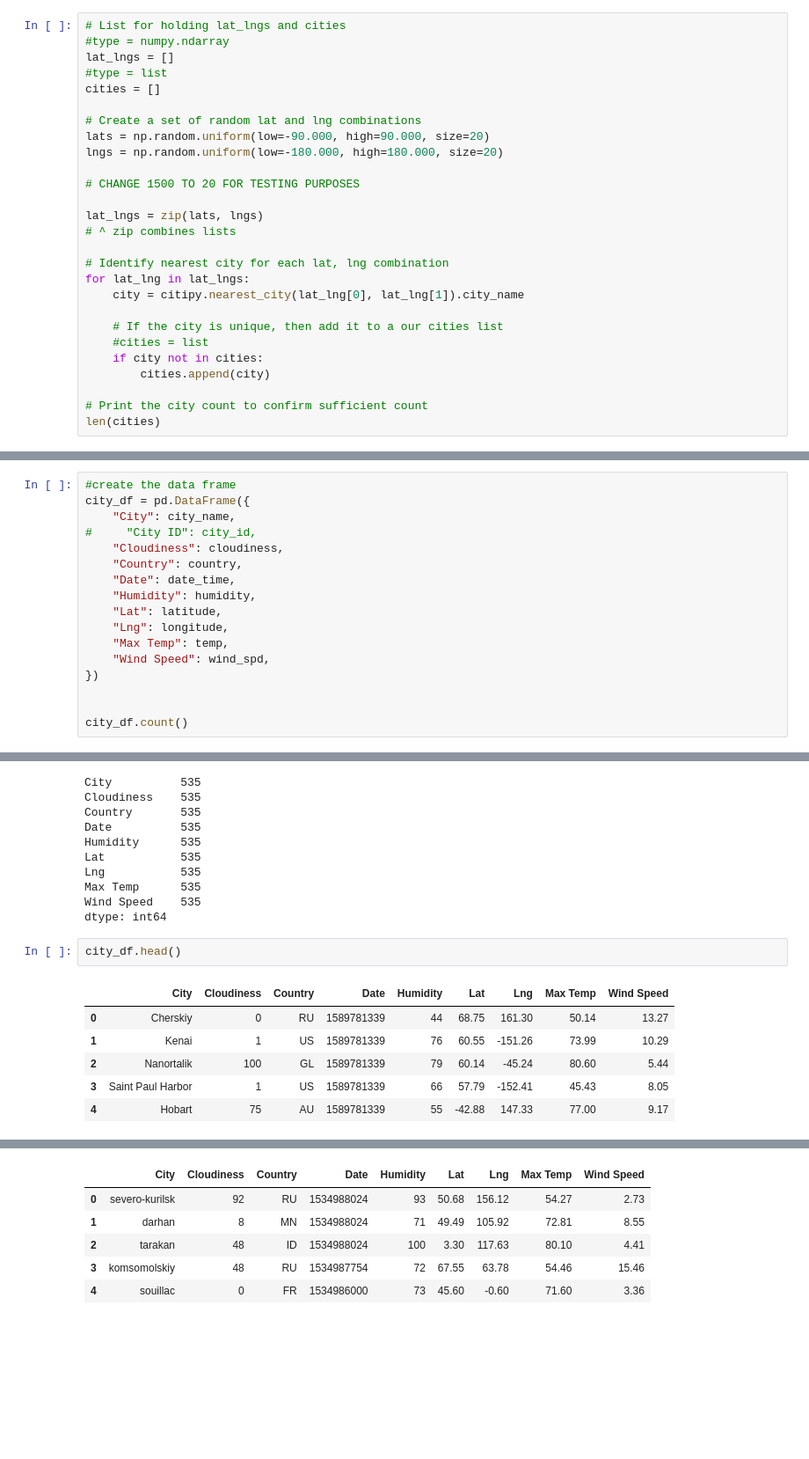
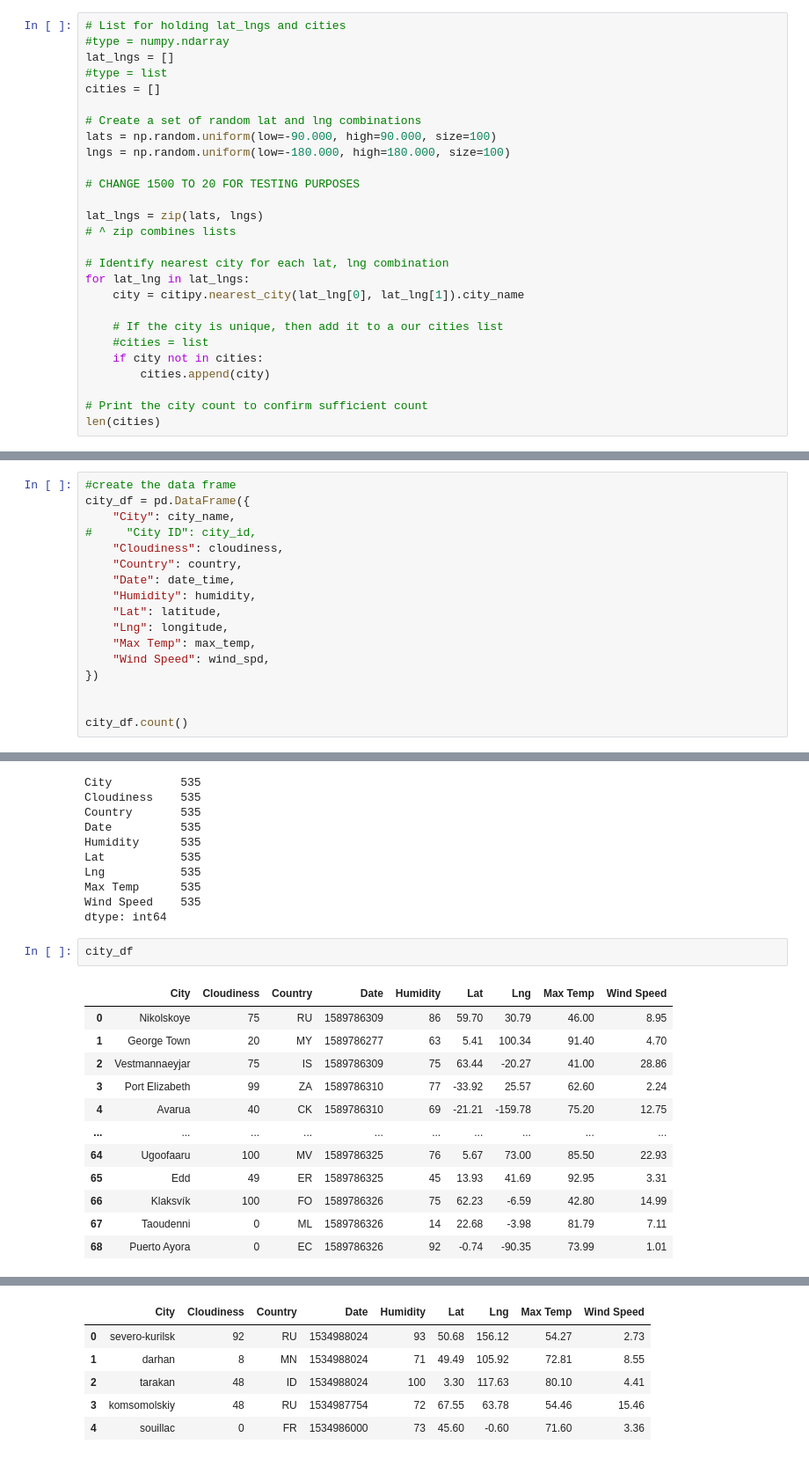
Before and after one commit to motofi/python-api-challenge, a Jupyter notebook: WeatherPy/WeatherPy.ipynb, the cells around one changed output, grey strips where cells are left out. Shown at 88% size. Drawn from its saved outputs; the diff is of its cells as text; blank space fills up the shorter version.

```diff
--- a/WeatherPy/WeatherPy.ipynb
+++ b/WeatherPy/WeatherPy.ipynb
@@ -39,8 +39,8 @@ lat_lngs = []
 cities = []
 
 # Create a set of random lat and lng combinations
-lats = np.random.uniform(low=-90.000, high=90.000, size=20)
-lngs = np.random.uniform(low=-180.000, high=180.000, size=20)
+lats = np.random.uniform(low=-90.000, high=90.000, size=100)
+lngs = np.random.uniform(low=-180.000, high=180.000, size=100)
 
 # CHANGE 1500 TO 20 FOR TESTING PURPOSES
 
@@ -305,7 +287,7 @@ city_df = pd.DataFrame({
     "Humidity": humidity,
     "Lat": latitude,
     "Lng": longitude,
-    "Max Temp": temp,
+    "Max Temp": max_temp,
     "Wind Speed": wind_spd,
 })
 
@@ -335,11 +317,17 @@ Max Temp      535
 Wind Speed    535
 dtype: int64
 # %%
-city_df.head()
+city_df
 # %% [output]
 |  | City | Cloudiness | Country | Date | Humidity | Lat | Lng | Max Temp | Wind Speed |
-| 0 | Cherskiy | 0 | RU | 1589781339 | 44 | 68.75 | 161.30 | 50.14 | 13.27 |
-| 1 | Kenai | 1 | US | 1589781339 | 76 | 60.55 | -151.26 | 73.99 | 10.29 |
-| 2 | Nanortalik | 100 | GL | 1589781339 | 79 | 60.14 | -45.24 | 80.60 | 5.44 |
-| 3 | Saint Paul Harbor | 1 | US | 1589781339 | 66 | 57.79 | -152.41 | 45.43 | 8.05 |
-| 4 | Hobart | 75 | AU | 1589781339 | 55 | -42.88 | 147.33 | 77.00 | 9.17 |
+| 0 | Nikolskoye | 75 | RU | 1589786309 | 86 | 59.70 | 30.79 | 46.00 | 8.95 |
+| 1 | George Town | 20 | MY | 1589786277 | 63 | 5.41 | 100.34 | 91.40 | 4.70 |
+| 2 | Vestmannaeyjar | 75 | IS | 1589786309 | 75 | 63.44 | -20.27 | 41.00 | 28.86 |
+| 3 | Port Elizabeth | 99 | ZA | 1589786310 | 77 | -33.92 | 25.57 | 62.60 | 2.24 |
+| 4 | Avarua | 40 | CK | 1589786310 | 69 | -21.21 | -159.78 | 75.20 | 12.75 |
+| ... | ... | ... | ... | ... | ... | ... | ... | ... | ... |
+| 64 | Ugoofaaru | 100 | MV | 1589786325 | 76 | 5.67 | 73.00 | 85.50 | 22.93 |
+| 65 | Edd | 49 | ER | 1589786325 | 45 | 13.93 | 41.69 | 92.95 | 3.31 |
+| 66 | Klaksvík | 100 | FO | 1589786326 | 75 | 62.23 | -6.59 | 42.80 | 14.99 |
+| 67 | Taoudenni | 0 | ML | 1589786326 | 14 | 22.68 | -3.98 | 81.79 | 7.11 |
+| 68 | Puerto Ayora | 0 | EC | 1589786326 | 92 | -0.74 | -90.35 | 73.99 | 1.01 |
```
Also changed, not shown: parts of 16 cells of this notebook.
